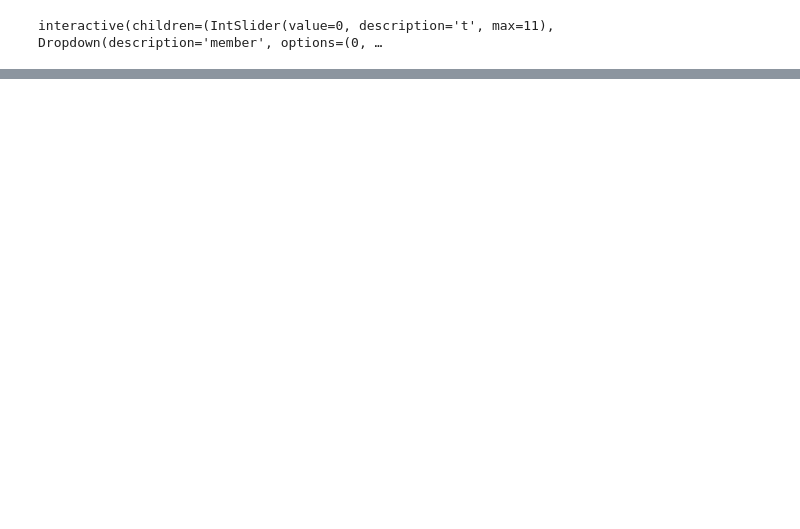
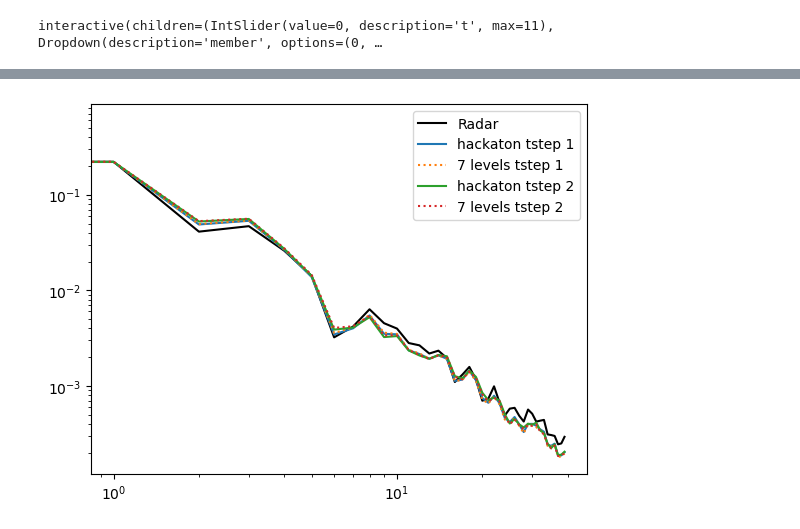
Before and after one commit to mpvginde/rmi-scripts, a Jupyter notebook: run_steps.ipynb, the cells around one changed output, grey strips where cells are left out. Drawn from its saved outputs; the diff is of its cells as text; code cells hidden in the pictures; blank space fills up the shorter version.

Commit message:
developer version of the run_steps jupyter notebook

```diff
--- a/run_steps.ipynb
+++ b/run_steps.ipynb
@@ -184,6 +191,9 @@ Start the nowcast
 # %%
-nwc_method = pysteps.blending.get_method("steps")
-r_nwc = nwc_method(
+import importlib
+importlib.reload(pysteps.blending.steps)
+
+
+r_nwc,_ ,_ = pysteps.blending.steps.forecast(
         precip = r_radar,
         precip_models = r_decomposed_nwp,
         velocity = v_radar,
@@ -207,7 +217,7 @@ r_nwc = nwc_method(
         conditional = False,
         probmatching_method = 'cdf',
         mask_method = 'incremental',
-        callback = write_netCDF,
+        callback = None,
         return_output = True,
         seed = 24,
         num_workers = ncores,
@@ -220,7 +230,7 @@ r_nwc = nwc_method(
         vel_pert_kwargs = None,
         clim_kwargs = None,
         mask_kwargs = None,
-        measure_time = False
+        measure_time = True
 )
 
 r_nwc, metadata_nwc = transformer(
@@ -229,7 +239,7 @@ r_nwc, metadata_nwc = transformer(
         inverse = True
 )
 
-pysteps.io.close_forecast_files(exporter)
+#pysteps.io.close_forecast_files(exporter)
 print("nowcast done!")
 # %% [output]
 STEPS blending
@@ -279,0 +817,77 @@ interactive(children=(IntSlider(value=0, description='t', max=11), Dropdown(desc
+# %%
+import pysteps.utils as utils
+import math
+# Reload the radar data for the next steps
+fn_valid = pysteps.io.find_by_date(
+        date = startdate,
+        root_path = root_path,
+        path_fmt = path_fmt,
+        fn_pattern = fn_pattern,
+        fn_ext = fn_ext,
+        timestep = timestep,
+        num_next_files = 2
+)
+
+
+importer_radar = pysteps.io.get_method(importer_name,"importer")
+r_valid, _, metadata_valid = pysteps.io.read_timeseries(
+        inputfns = fn_valid,
+        importer = importer_radar,
+        legacy=False
+)
+
+metadata_nwc = metadata_valid.copy()
+metadata_nwc['shape'] = r_valid.shape[1:]
+
+# 4. Prepare the radar analyses
+converter = pysteps.utils.get_method("mm/h")
+r_valid, metadata_valid = converter(r_valid,metadata_valid)
+
+r_valid[r_valid < threshold] = 0.0
+metadata_valid["threshold"] = threshold
+
+
+radar_mask = ~np.isfinite(r_valid)
+psd_radar = []
+psd_nwc = []
+psd_nwc_7 = []
+psd_old = []
+
+for i in range(r_valid.shape[0]):
+    temp = r_valid[i].copy()
+    temp[radar_mask[i]]=0.0
+    psd_ = calculatePSD(temp)
+    psd_[1] = psd_[1]/np.sum(psd_[1])
+    psd_radar.append(psd_)
+
+    temp = r_nwc[0][i]
+    temp[radar_mask[i]]=0.0
+    psd_ = calculatePSD(temp)
+    psd_[1] = psd_[1]/np.sum(psd_[1])
+    psd_nwc.append(psd_)
+
+    temp = r_nwc_7[0][i]
+    temp[radar_mask[i]]=0.0
+    psd_ = calculatePSD(temp)
+    psd_[1] = psd_[1]/np.sum(psd_[1])
+    psd_nwc_7.append(psd_)
+
+    temp = r_old[0][i]
+    temp[radar_mask[i]]=0.0
+    psd_ = calculatePSD(temp)
+    psd_[1] = psd_[1]/np.sum(psd_[1])
+    psd_old.append(psd_)
+
+
+temp = None
+psd_ = None
+
+plt.plot(psd_radar[0][0][0:40],psd_radar[0][1][0:40],color='black',label="Radar")
+for t in range(2):
+    plt.plot(psd_nwc[t][0][0:40],psd_nwc[t][1][0:40],ls='-',label=f"hackaton tstep {t+1}")
+    plt.plot(psd_nwc_7[t][0][0:40],psd_nwc_7[t][1][0:40],ls=':',label=f'7 levels tstep {t+1}')
+    plt.yscale('log')
+    plt.xscale('log')
+    plt.legend()
+# %% [output]
+[figure, added]
```
Also changed, not shown: parts of 20 cells of this notebook.
